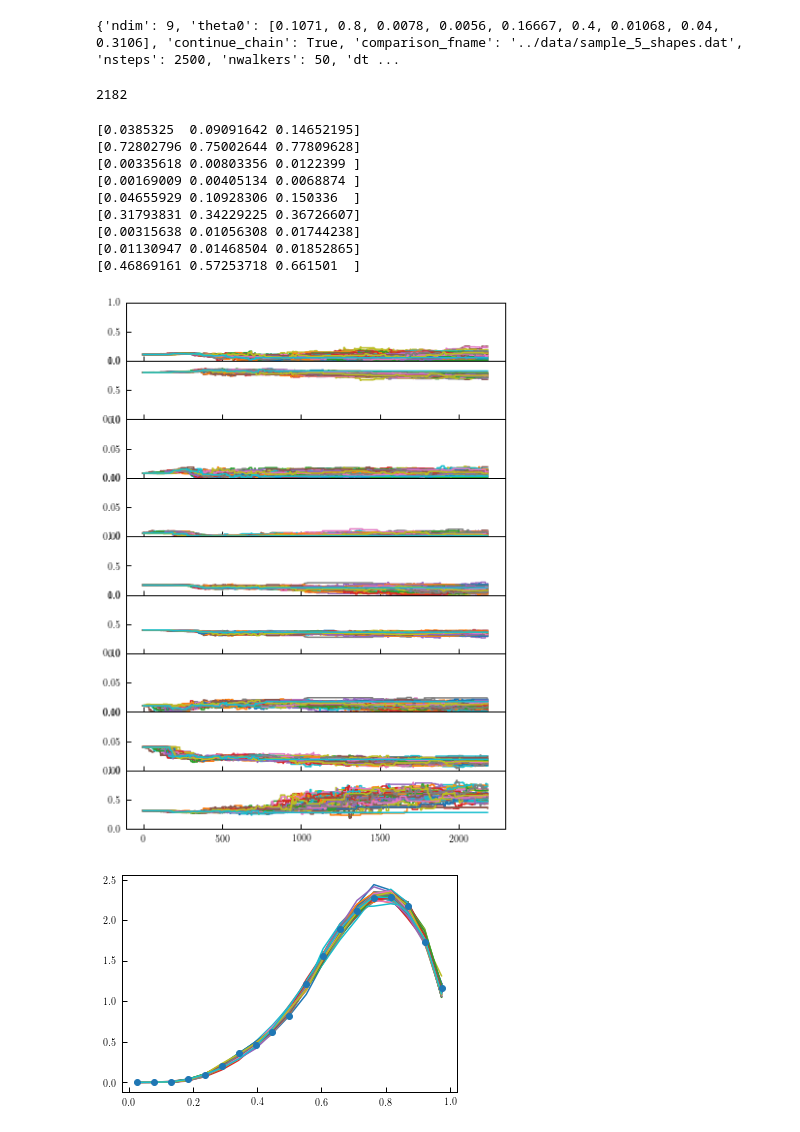
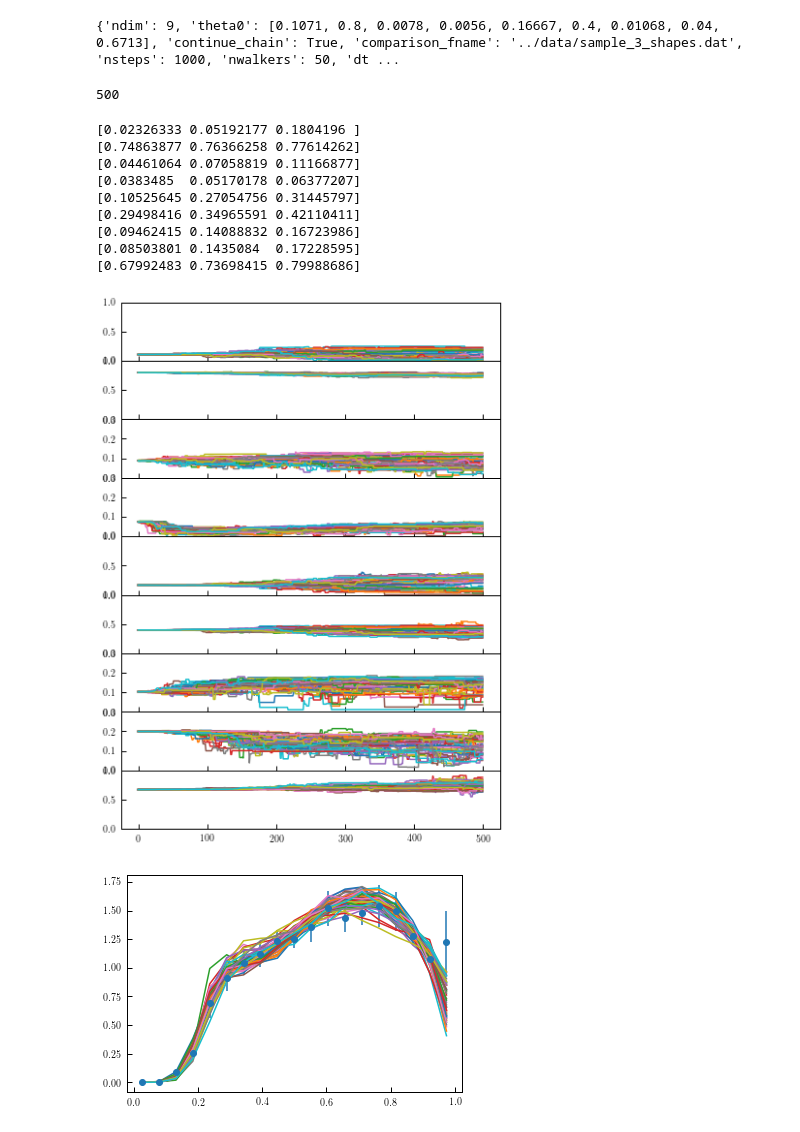
Before and after one commit to duncandc/galaxy_shapes, a Jupyter notebook: sdss_analysis/model_fitting/examine_fits.ipynb, the cells around one changed output. Cells and saved outputs as stored; diff of their text form; code cells hidden in the pictures.

```diff
--- a/sdss_analysis/model_fitting/examine_fits.ipynb
+++ b/sdss_analysis/model_fitting/examine_fits.ipynb
@@ -4,7 +4,7 @@ import numpy as np
 import matplotlib.pyplot as plt
 %matplotlib inline
 # %%
-sample = 'sample_5'
+sample = 'sample_3'
 _temp = __import__(sample+'_fitting_params')
 params = _temp.params
 
@@ -13,23 +13,23 @@ print(params)
 nwalkers = params['nwalkers']
 mag_lim = params['mag_lim']
 # %% [output]
-{'ndim': 9, 'theta0': [0.1071, 0.8, 0.0078, 0.0056, 0.16667, 0.4, 0.01068, 0.04, 0.3106], 'continue_chain': True, 'comparison_fname': '../data/sample_5_shapes.dat', 'nsteps': 2500, 'nwalkers': 50, 'dt ...
+{'ndim': 9, 'theta0': [0.1071, 0.8, 0.0078, 0.0056, 0.16667, 0.4, 0.01068, 0.04, 0.6713], 'continue_chain': True, 'comparison_fname': '../data/sample_3_shapes.dat', 'nsteps': 1000, 'nwalkers': 50, 'dt ...
 # %%
 from chains.chain_utils import open_chains, return_parameter_chains, return_final_step
 data = open_chains("chains/"+sample+"_chain.dat", 50)
 nsteps = len(data)//nwalkers
 print(nsteps)
 # %% [output]
-2182
+500
 # %%
 p1 = return_parameter_chains('col2', "chains/"+sample+"_chain.dat", nwalkers)
 p2 = return_parameter_chains('col3', "chains/"+sample+"_chain.dat", nwalkers)
-p3 = return_parameter_chains('col4', "chains/"+sample+"_chain.dat", nwalkers)
-p4 = return_parameter_chains('col5', "chains/"+sample+"_chain.dat", nwalkers)
+p3 = return_parameter_chains('col4', "chains/"+sample+"_chain.dat", nwalkers)**0.5
+p4 = return_parameter_chains('col5', "chains/"+sample+"_chain.dat", nwalkers)**0.5
 p5 = return_parameter_chains('col6', "chains/"+sample+"_chain.dat", nwalkers)
 p6 = return_parameter_chains('col7', "chains/"+sample+"_chain.dat", nwalkers)
-p7 = return_parameter_chains('col8', "chains/"+sample+"_chain.dat", nwalkers)
-p8 = return_parameter_chains('col9', "chains/"+sample+"_chain.dat", nwalkers)
+p7 = return_parameter_chains('col8', "chains/"+sample+"_chain.dat", nwalkers)**0.5
+p8 = return_parameter_chains('col9', "chains/"+sample+"_chain.dat", nwalkers)**0.5
 p9 = return_parameter_chains('col10', "chains/"+sample+"_chain.dat", nwalkers)
 # %%
 print(np.percentile(p1[:,-1],[16, 50, 84]))
@@ -42,15 +42,15 @@ print(np.percentile(p7[:,-1],[16, 50, 84]))
 print(np.percentile(p8[:,-1],[16, 50, 84]))
 print(np.percentile(p9[:,-1],[16, 50, 84]))
 # %% [output]
-[0.0385325  0.09091642 0.14652195]
-[0.72802796 0.75002644 0.77809628]
-[0.00335618 0.00803356 0.0122399 ]
-[0.00169009 0.00405134 0.0068874 ]
-[0.04655929 0.10928306 0.150336  ]
-[0.31793831 0.34229225 0.36726607]
-[0.00315638 0.01056308 0.01744238]
-[0.01130947 0.01468504 0.01852865]
-[0.46869161 0.57253718 0.661501  ]
+[0.02326333 0.05192177 0.1804196 ]
+[0.74863877 0.76366258 0.77614262]
+[0.04461064 0.07058819 0.11166877]
+[0.0383485  0.05170178 0.06377207]
+[0.10525645 0.27054756 0.31445797]
+[0.29498416 0.34965591 0.42110411]
+[0.09462415 0.14088832 0.16723986]
+[0.08503801 0.1435084  0.17228595]
+[0.67992483 0.73698415 0.79988686]
 # %%
 fig, axes = plt.subplots(9, 1, figsize=(7.0,10.0))
 plt.subplots_adjust(wspace=0, hspace=0)
@@ -62,38 +62,38 @@ axes[0].set_ylim([0,1])
 for i in range(0,nwalkers):
     axes[1].plot(p2[i])
 axes[1].set_ylim([0,1])
 
 for i in range(0,nwalkers):
     axes[2].plot(p3[i])
-axes[2].set_ylim([0,0.1])
+axes[2].set_ylim([0,0.3])
 
 for i in range(0,nwalkers):
     axes[3].plot(p4[i])
-axes[3].set_ylim([0,0.1])
+axes[3].set_ylim([0,0.3])
 
 for i in range(0,nwalkers):
     axes[4].plot(p5[i])
 axes[4].set_ylim([0,1])
 
 for i in range(0,nwalkers):
     axes[5].plot(p6[i])
 axes[5].set_ylim([0,1])
 
 for i in range(0,nwalkers):
     axes[6].plot(p7[i])
-axes[6].set_ylim([0,0.1])
+axes[6].set_ylim([0,0.3])
 
 for i in range(0,nwalkers):
     axes[7].plot(p8[i])
-axes[7].set_ylim([0,0.1])
+axes[7].set_ylim([0,0.3])
 
 for i in range(0,nwalkers):
     axes[8].plot(p9[i])
 axes[8].set_ylim([0,1])
 
 plt.show()
 # %% [output]
-[figure, old version]
+[figure, new version]
 # %%
 from make_mock import make_galaxy_sample
 # %%
@@ -104,12 +104,12 @@ for i in range(nwalkers):
     j = -1
     d = {'disk_shape_mu_1_centrals': p1[i,j],
          'disk_shape_mu_2_centrals': p2[i,j],
-         'disk_shape_var_1_centrals': p3[i,j],
-         'disk_shape_var_2_centrals': p4[i,j],
+         'disk_shape_sigma_1_centrals': p3[i,j],
+         'disk_shape_sigma_2_centrals': p4[i,j],
          'elliptical_shape_mu_1_centrals': p5[i,j],
          'elliptical_shape_mu_2_centrals': p6[i,j],
-         'elliptical_shape_var_1_centrals': p7[i,j],
-         'elliptical_shape_var_2_centrals': p8[i,j],
+         'elliptical_shape_sigma_1_centrals': p7[i,j],
+         'elliptical_shape_sigma_2_centrals': p8[i,j],
          'f_disk': p9[i,j]}
 
     mock = make_galaxy_sample(mag_lim=mag_lim,**d)
@@ -129,4 +129,4 @@ for i in range(nwalkers):
 plt.errorbar(t_1['q'],t_1['frequency'],t_1['err'], fmt='o')
 plt.show()
 # %% [output]
-[figure, old version]
+[figure, new version]
```
Also changed, not shown: parts of 2 cells of this notebook, 6 other files.
